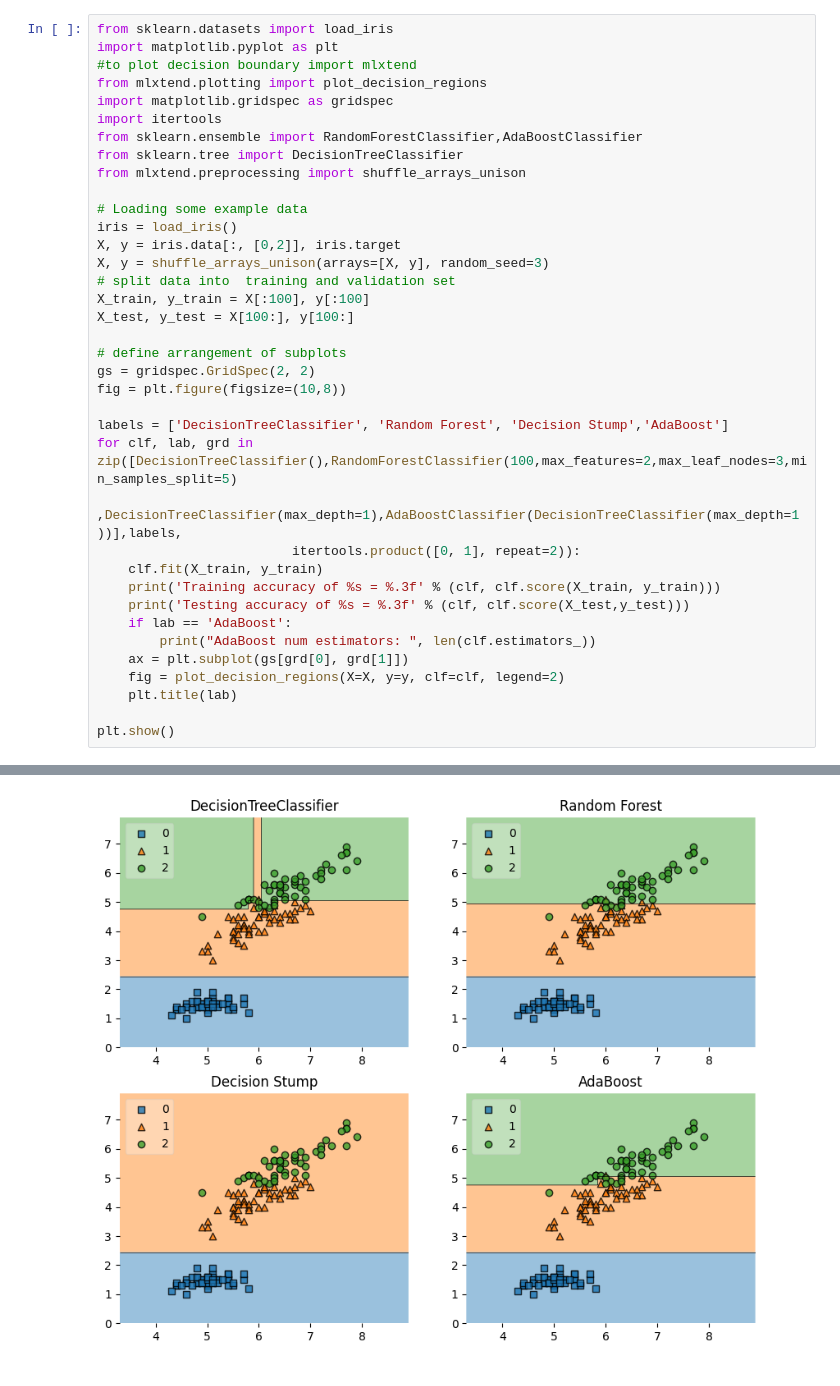
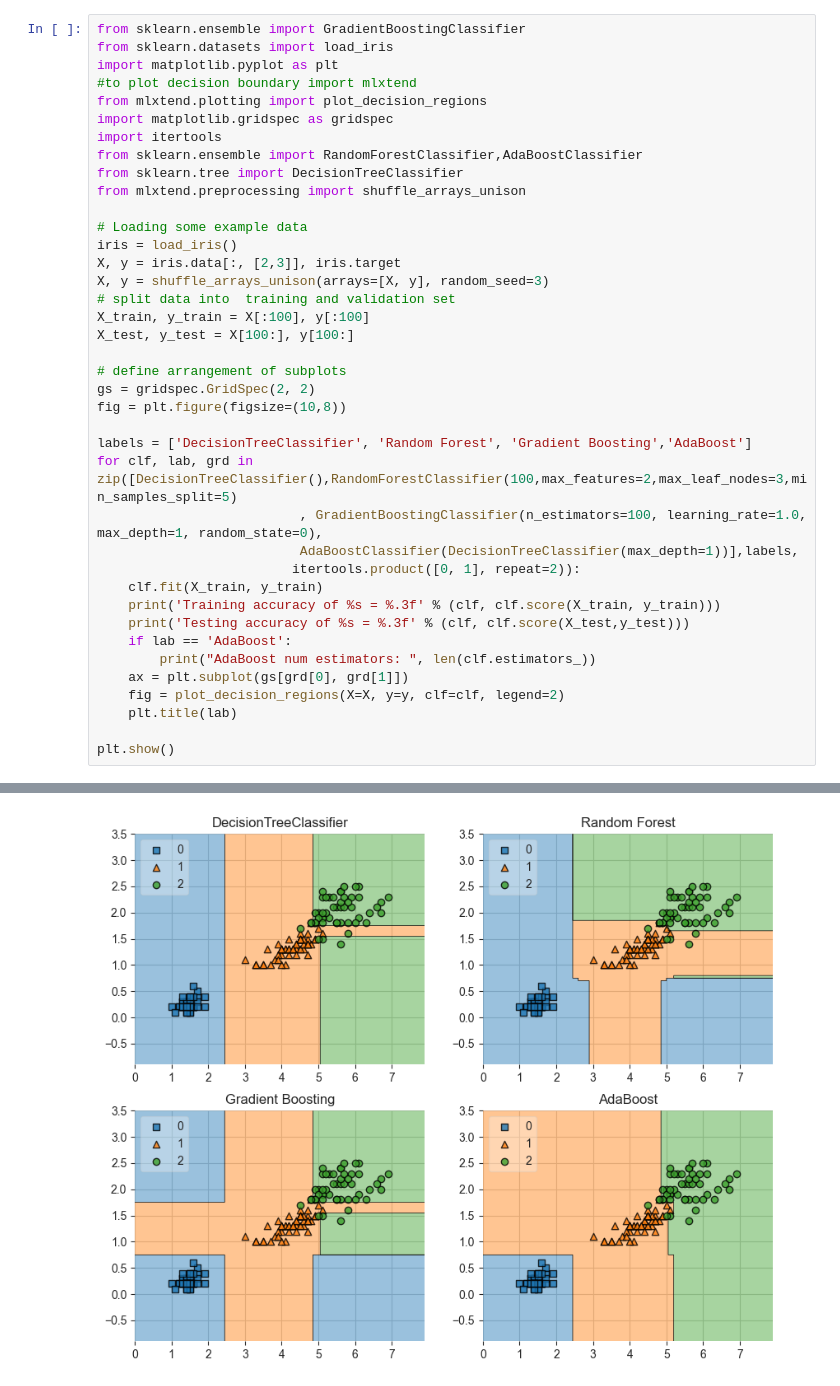
Before and after one commit to iproduct/iagenai, a Jupyter notebook: fmi-2025-03-ml/bagging_vs_bosting.ipynb, the cells around one changed output, grey strips where cells are left out. Cells and saved outputs as stored; diff of their text form.

```diff
--- a/fmi-2025-03-ml/bagging_vs_bosting.ipynb
+++ b/fmi-2025-03-ml/bagging_vs_bosting.ipynb
@@ -1,4 +1,5 @@
 # %%
+from sklearn.ensemble import GradientBoostingClassifier
 from sklearn.datasets import load_iris
 import matplotlib.pyplot as plt
 #to plot decision boundary import mlxtend
@@ -11,7 +12,7 @@ from mlxtend.preprocessing import shuffle_arrays_unison
 
 # Loading some example data
 iris = load_iris()
-X, y = iris.data[:, [0,2]], iris.target
+X, y = iris.data[:, [2,3]], iris.target
 X, y = shuffle_arrays_unison(arrays=[X, y], random_seed=3)
 # split data into  training and validation set
 X_train, y_train = X[:100], y[:100]
@@ -21,9 +22,10 @@ X_test, y_test = X[100:], y[100:]
 gs = gridspec.GridSpec(2, 2)
 fig = plt.figure(figsize=(10,8))
 
-labels = ['DecisionTreeClassifier', 'Random Forest', 'Decision Stump','AdaBoost']
+labels = ['DecisionTreeClassifier', 'Random Forest', 'Gradient Boosting','AdaBoost']
 for clf, lab, grd in zip([DecisionTreeClassifier(),RandomForestClassifier(100,max_features=2,max_leaf_nodes=3,min_samples_split=5)
-                          ,DecisionTreeClassifier(max_depth=1),AdaBoostClassifier(DecisionTreeClassifier(max_depth=1))],labels,
+                          , GradientBoostingClassifier(n_estimators=100, learning_rate=1.0, max_depth=1, random_state=0),
+                          AdaBoostClassifier(DecisionTreeClassifier(max_depth=1))],labels,
                          itertools.product([0, 1], repeat=2)):
     clf.fit(X_train, y_train)
     print('Training accuracy of %s = %.3f' % (clf, clf.score(X_train, y_train)))
@@ -47,2 +49,2 @@ Testing accuracy of AdaBoostClassifier(estimator=DecisionTreeClassifier(max_dept
 AdaBoost num estimators:  50
-[figure, old version]
+[figure, new version]
```
Also changed, not shown: parts of 1 cell of this notebook.
